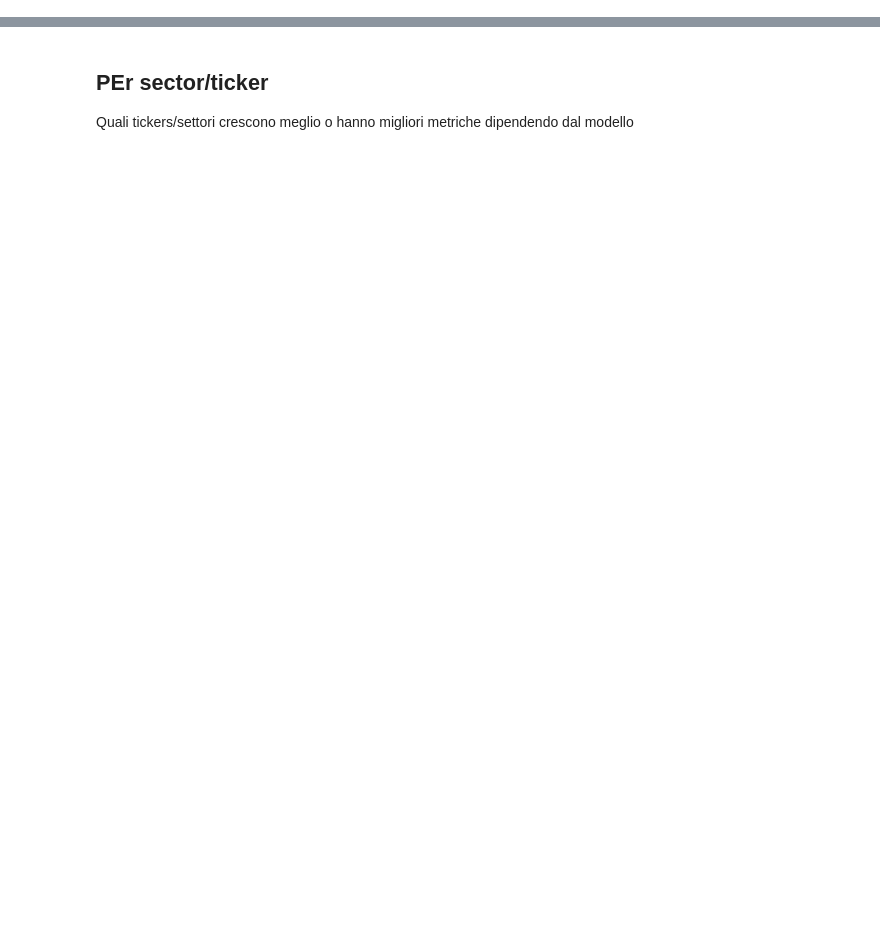
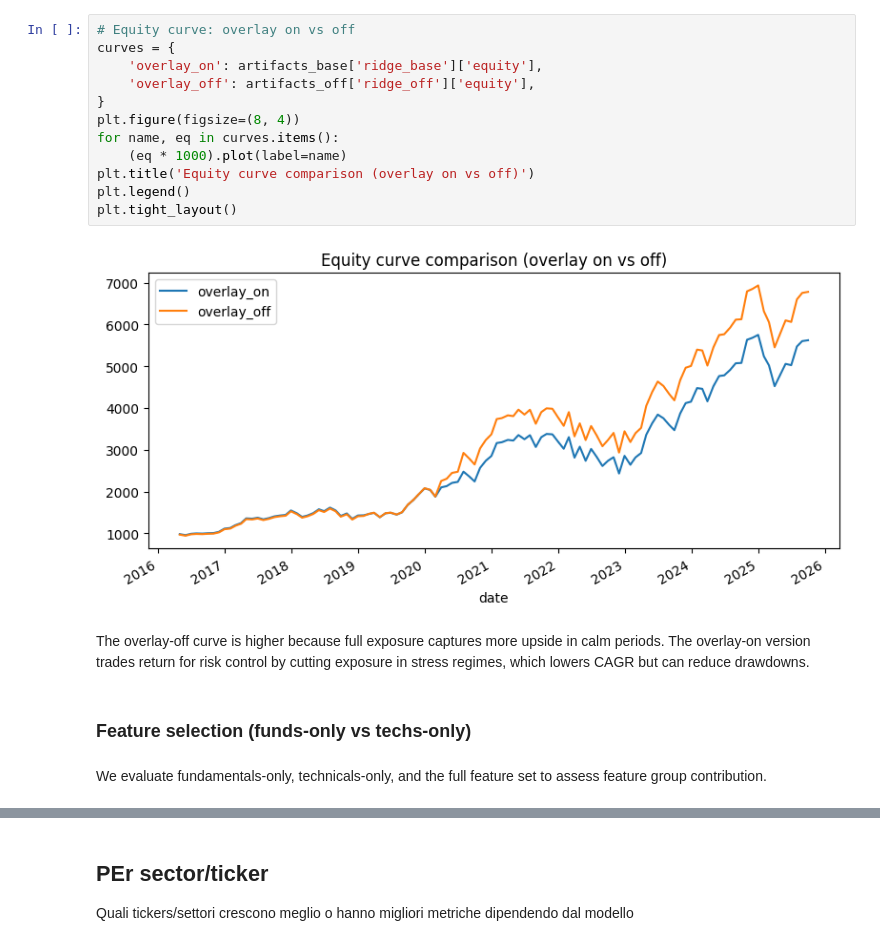
Before and after one commit to IgorDragone/hybrid-stock-prediction-thesis, a Jupyter notebook: notebooks/04_robustness.ipynb, the cells around one changed output, grey strips where cells are left out. Drawn from its saved outputs; the diff is of its cells as text; blank space fills up the shorter version.

```diff
--- a/notebooks/04_robustness.ipynb
+++ b/notebooks/04_robustness.ipynb
@@ -189,0 +136,21 @@ temporal stability, sectors strenght,
+# %%
+# Equity curve: overlay on vs off
+curves = {
+    'overlay_on': artifacts_base['ridge_base']['equity'],
+    'overlay_off': artifacts_off['ridge_off']['equity'],
+}
+plt.figure(figsize=(8, 4))
+for name, eq in curves.items():
+    (eq * 1000).plot(label=name)
+plt.title('Equity curve comparison (overlay on vs off)')
+plt.legend()
+plt.tight_layout()
+# %% [output]
+[figure, added]
+# %% [markdown]
+The overlay‑off curve is higher because full exposure captures more upside in calm periods.
+The overlay‑on version trades return for risk control by cutting exposure in stress regimes, which lowers CAGR but can reduce drawdowns.
+# %% [markdown]
+### Feature selection (funds‑only vs techs‑only)
+# %% [markdown]
+We evaluate fundamentals‑only, technicals‑only, and the full feature set to assess feature group contribution.
```
Also changed, not shown: parts of 66 cells of this notebook, 4 other files.
